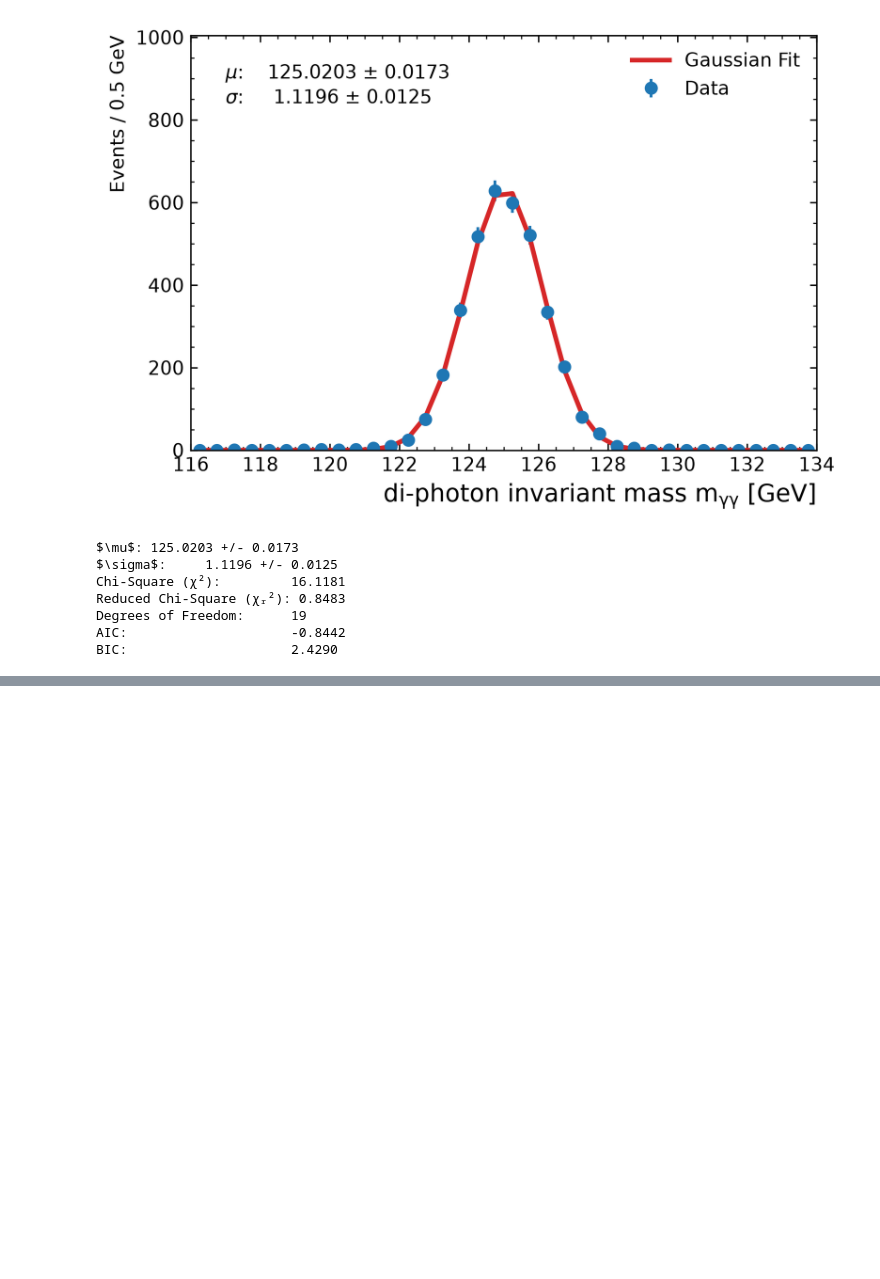
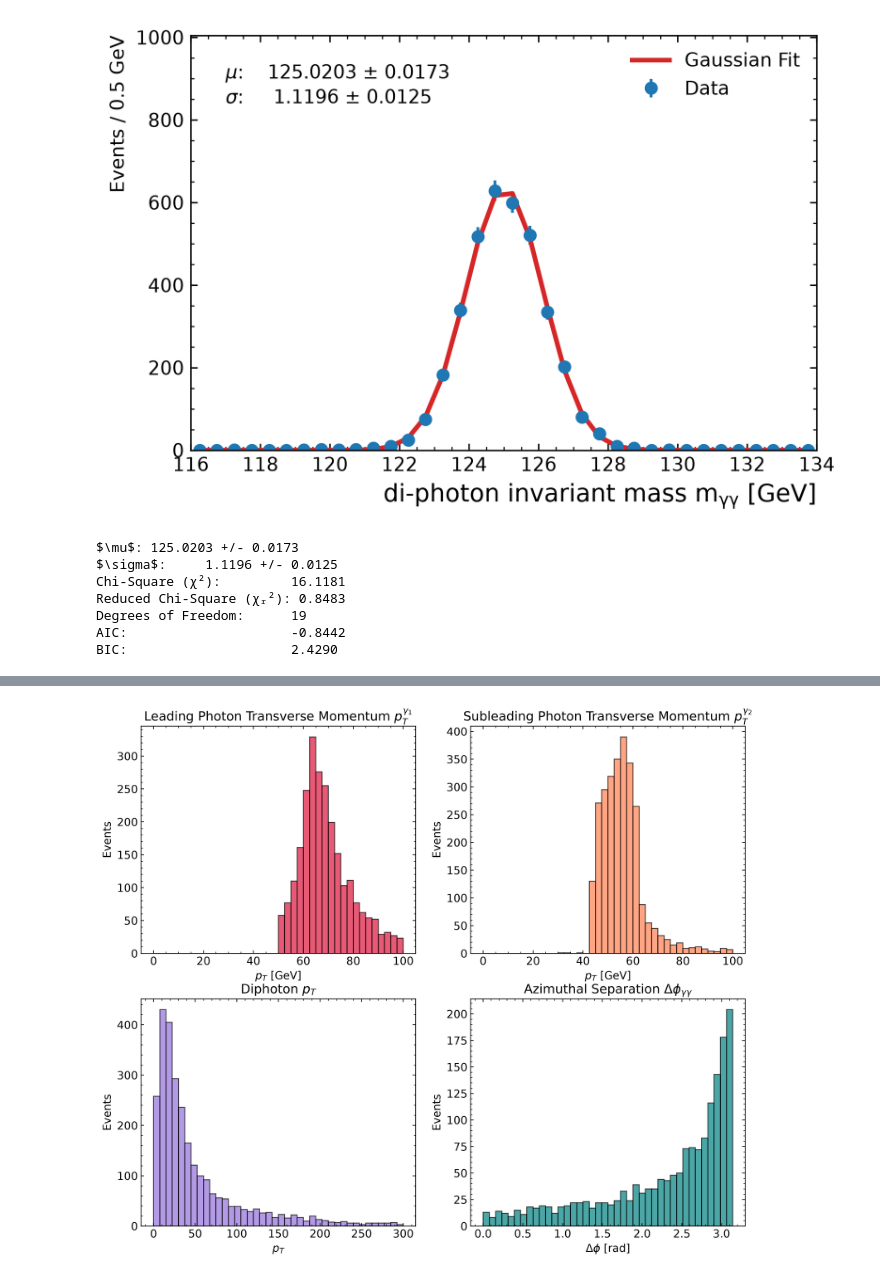
Before and after one commit to chrissellgrenbackup/intro-hep-project, a Jupyter notebook: sim_analysis/Hgg_analysis_sim.ipynb, the cells around one changed output, grey strips where cells are left out. Cells and saved outputs as stored; diff of their text form; code cells hidden in the pictures; blank space fills up the shorter version.

```diff
--- a/sim_analysis/Hgg_analysis_sim.ipynb
+++ b/sim_analysis/Hgg_analysis_sim.ipynb
@@ -213,0 +343,48 @@ BIC:                     2.4290
+# %%
+fig, axes = plt.subplots(2,2,figsize=(12,10),dpi=400)
+
+# 1. Leading Photon pT
+axes[0, 0].hist(pts_lead, bins=40, range=(0, 100), color='crimson', edgecolor='black', alpha=0.7)
+axes[0, 0].set_title(r'Leading Photon Transverse Momentum $p_T^{\gamma_1}$',fontsize=14)
+axes[0, 0].set_xlabel(r'$p_T$ [GeV]',fontsize=12)
+axes[0, 0].set_ylabel('Events',fontsize=12)
+
+# 2. Subleading Photon pT
+axes[0, 1].hist(pts_sub, bins=40, range=(0, 100), color='coral', edgecolor='black', alpha=0.7)
+axes[0, 1].set_title(r'Subleading Photon Transverse Momentum $p_T^{\gamma_2}$',fontsize=14)
+axes[0, 1].set_xlabel(r'$p_T$ [GeV]',fontsize=12)
+axes[0, 1].set_ylabel('Events',fontsize=12)
+
+# 3. digam pT
+axes[1, 0].hist(pts_digam, bins=40, range=(0, 300), color='mediumpurple', edgecolor='black', alpha=0.7)
+axes[1, 0].set_title(r'Diphoton $p_T$',fontsize=14)
+axes[1, 0].set_xlabel(r'$p_T$',fontsize=12)
+axes[1, 0].set_ylabel('Events',fontsize=12)
+
+# 4. Delta Phi
+axes[1, 1].hist(dphis, bins=40, range=(0, np.pi), color='teal', edgecolor='black', alpha=0.7)
+axes[1, 1].set_title(r'Azimuthal Separation $\Delta\phi_{\gamma\gamma}$',fontsize=14)
+axes[1, 1].set_xlabel(r'$\Delta\phi$ [rad]',fontsize=12)
+axes[1, 1].set_ylabel('Events',fontsize=12)
+
+axes[0,0].tick_params(which='both', direction='in', top=True, right=True, labelsize=12)
+axes[0,1].tick_params(which='both', direction='in', top=True, right=True, labelsize=12)
+axes[1,0].tick_params(which='both', direction='in', top=True, right=True, labelsize=12)
+axes[1,1].tick_params(which='both', direction='in', top=True, right=True, labelsize=12)
+
+axes[0,0].xaxis.set_minor_locator(AutoMinorLocator())
+axes[0,0].yaxis.set_minor_locator(AutoMinorLocator())
+
+axes[1,0].xaxis.set_minor_locator(AutoMinorLocator())
+axes[1,0].yaxis.set_minor_locator(AutoMinorLocator())
+
+axes[0,1].xaxis.set_minor_locator(AutoMinorLocator())
+axes[0,1].yaxis.set_minor_locator(AutoMinorLocator())
+
+axes[1,1].xaxis.set_minor_locator(AutoMinorLocator())
+axes[1,1].yaxis.set_minor_locator(AutoMinorLocator())
+
+
+plt.savefig('plots/mc_sig_photonkin_afteranalysis.png')
+# %% [output]
+[figure, added]
```
Also changed, not shown: parts of 6 cells of this notebook.
